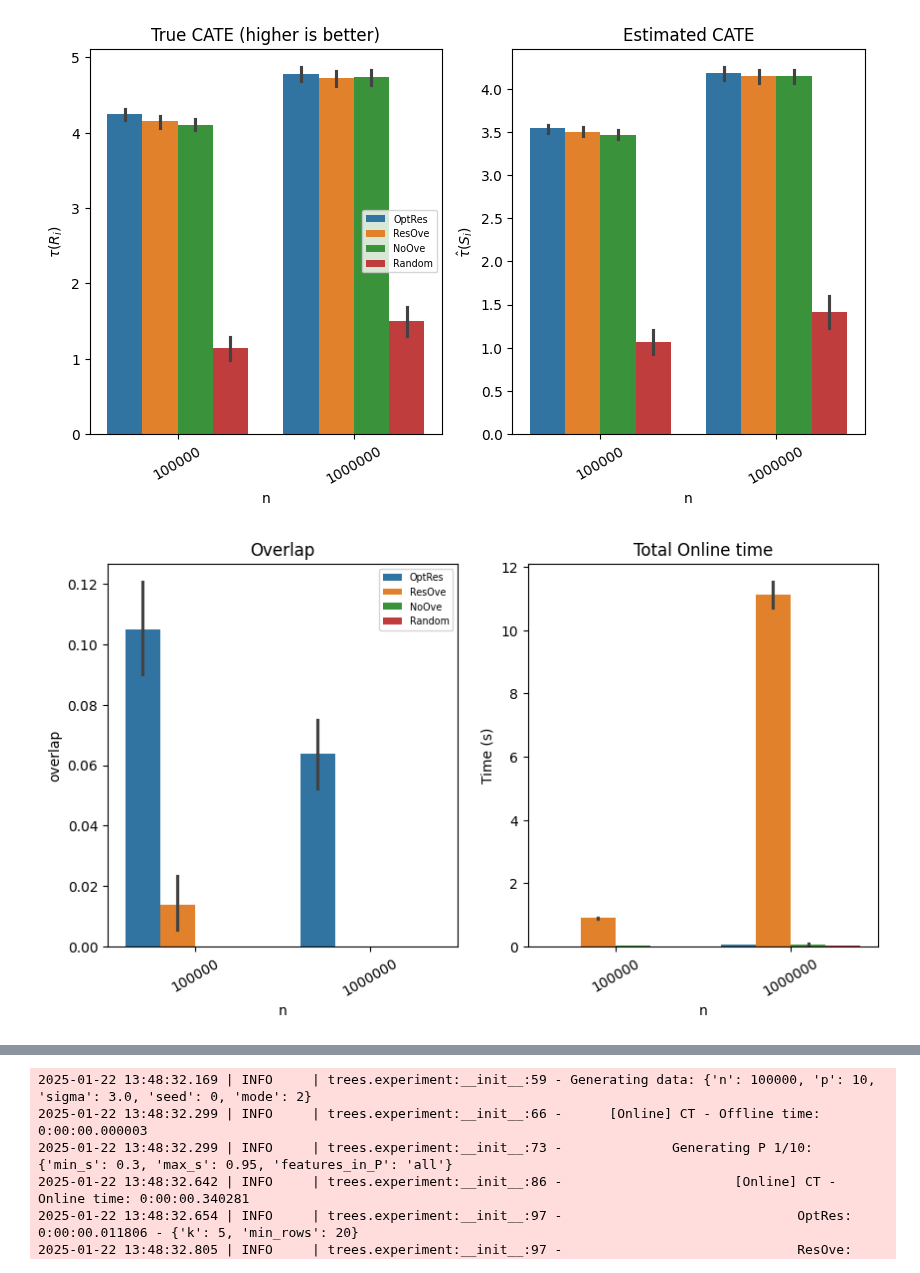
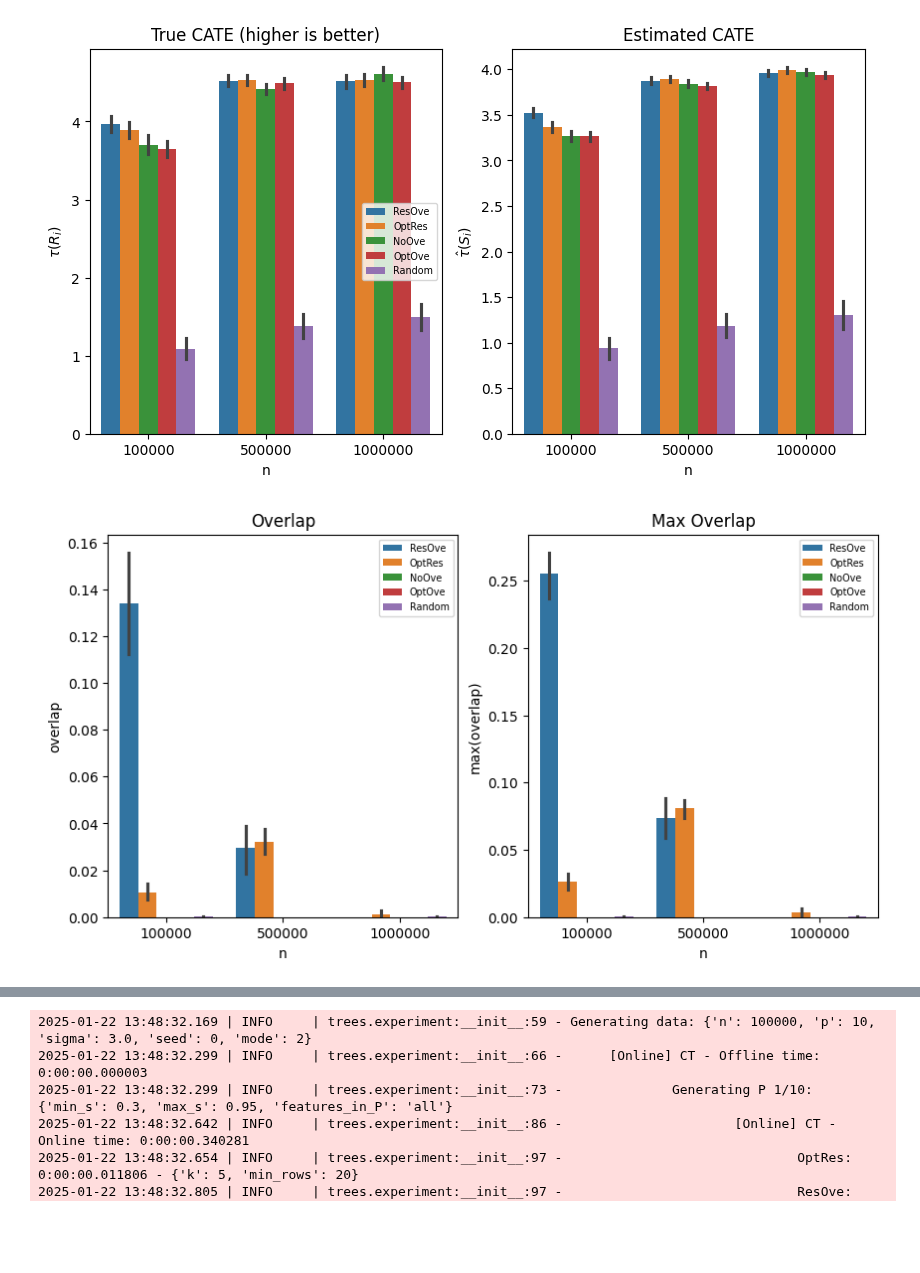
Before and after one commit to antonismand/Query-Driven-Data-Exploration-with-Heterogeneous-Treatment-Effects, a Jupyter notebook: experiments/scalability.ipynb, the cells around one changed output, grey strips where cells are left out. Drawn from its saved outputs; the diff is of its cells as text; code cells hidden in the pictures; blank space fills up the shorter version.

Commit message:
update CF criterion to 'het'; add validation for subgroup sizes; fix hte feature selection; improve plotting functions

```diff
--- a/experiments/scalability.ipynb
+++ b/experiments/scalability.ipynb
@@ -7,4 +5,4 @@ from trees.causal_tree import CTP
 # %%
-exp = Experiment("n", n=[100000, 1000000], exp_name="cf_scalability", cate_models=[CFT], user_iterations = 20)
-exp.plot(hue='topK_algorithm')
+exp = Experiment("n", n=[100000, 500000, 1000000], exp_name="cf_scalability", user_iterations = 30)
+exp.plots(hue='topK_algorithm')
 # %% [output]
@@ -28,2 +21,2 @@ exp.plot(hue='topK_algorithm')
-[figure, old version]
+[figure, new version]
-[figure, old version]
+[figure, new version]
```
Also changed, not shown: parts of 4 cells of this notebook, 9 other files.
